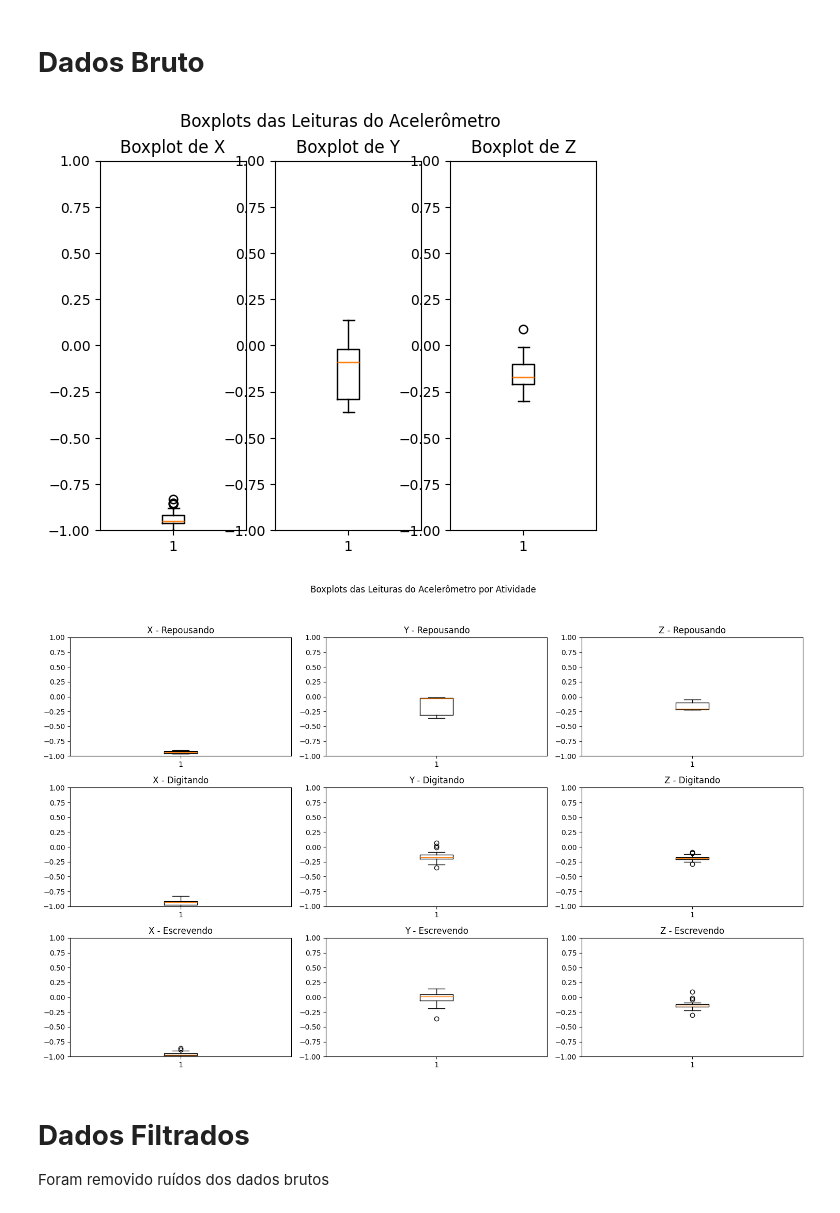
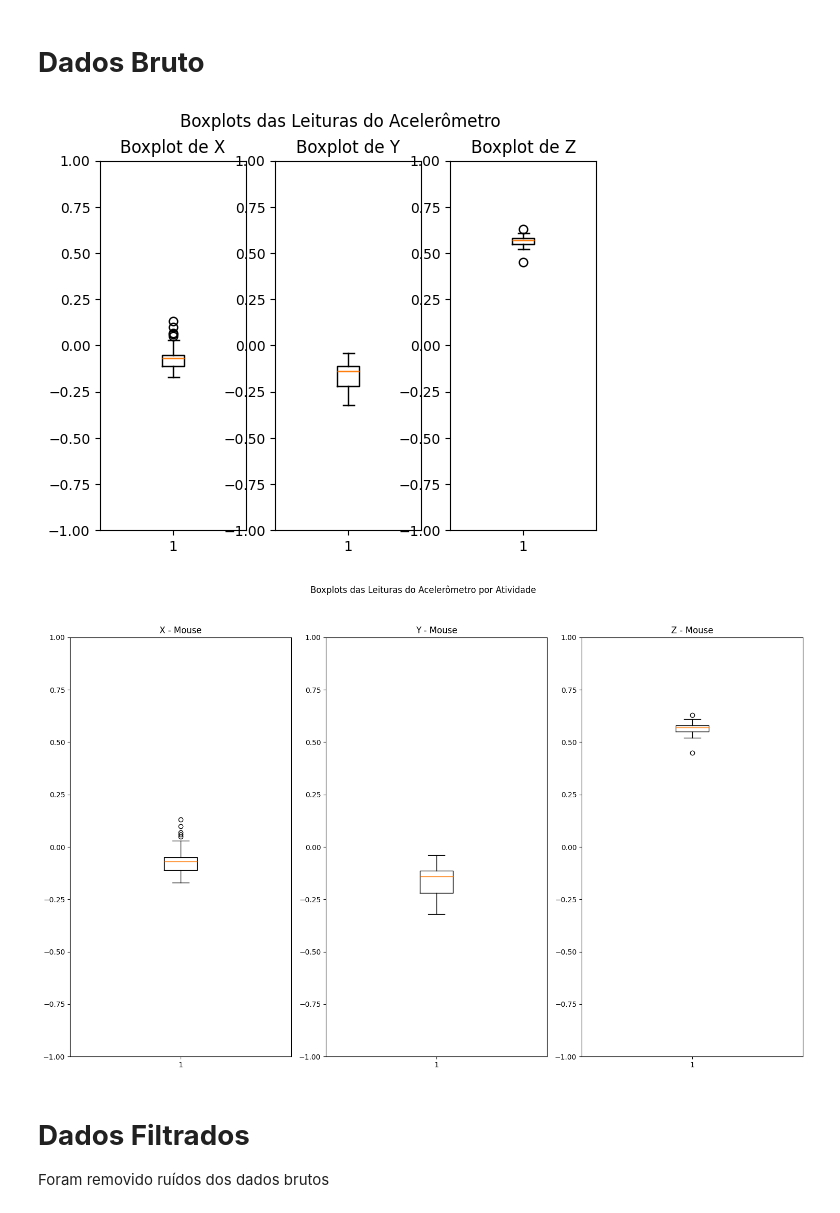
Before and after one commit to Dieguito-py/bovHealth, a Jupyter notebook: Notebooks/analysis.ipynb, the cells around one changed output. Drawn from its saved outputs; the diff is of its cells as text; code cells hidden in the pictures.

Commit message:
chore: Update data file paths and column names

```diff
--- a/Notebooks/analysis.ipynb
+++ b/Notebooks/analysis.ipynb
@@ -5,7 +5,7 @@ import pandas as pd
 import os
 import matplotlib.pyplot as plt
 
-file_path = '../data/raw/dados1.csv'
+file_path = '../data/raw/dados2.csv'
 
 if not os.path.exists(file_path):
     print("File not found:", file_path)
@@ -27,35 +27,35 @@ plt.boxplot(df['z'])
 plt.ylim(-1, 1)
 plt.title('Boxplot de Z')
 
 plt.suptitle('Boxplots das Leituras do Acelerômetro')
 plt.show()
 
 atividades = df['atividade'].unique()
 
 plt.figure(figsize=(15, 10))
 
 for i, atividade in enumerate(atividades, 1):
     plt.subplot(len(atividades), 3, i * 3 - 2)
     plt.boxplot(df[df['atividade'] == atividade]['x'])
     plt.ylim(-1, 1)
     plt.title(f'X - {atividade}')
 
     plt.subplot(len(atividades), 3, i * 3 - 1)
     plt.boxplot(df[df['atividade'] == atividade]['y'])
     plt.ylim(-1, 1)
     plt.title(f'Y - {atividade}')
 
     plt.subplot(len(atividades), 3, i * 3)
     plt.boxplot(df[df['atividade'] == atividade]['z'])
     plt.ylim(-1, 1)
     plt.title(f'Z - {atividade}')
 
 plt.suptitle('Boxplots das Leituras do Acelerômetro por Atividade')
 plt.tight_layout(rect=[0, 0.03, 1, 0.95])
 plt.show()
 # %% [output]
-[figure, old version]
+[figure, new version]
-[figure, old version]
+[figure, new version]
 # %% [markdown]
 # **Dados Filtrados**
 
```
Also changed, not shown: parts of 3 cells of this notebook, 17 other files.
